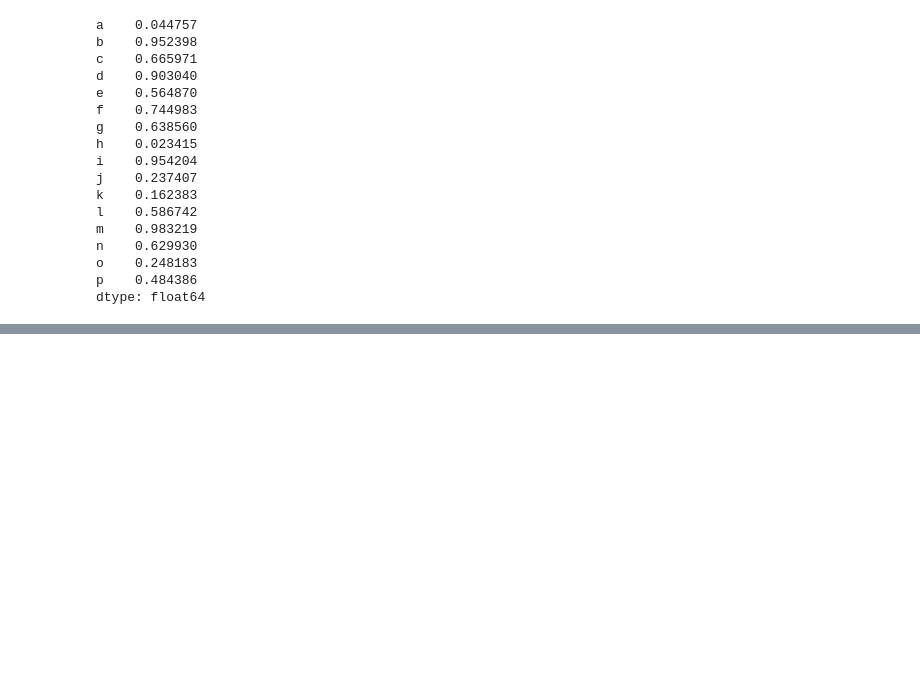
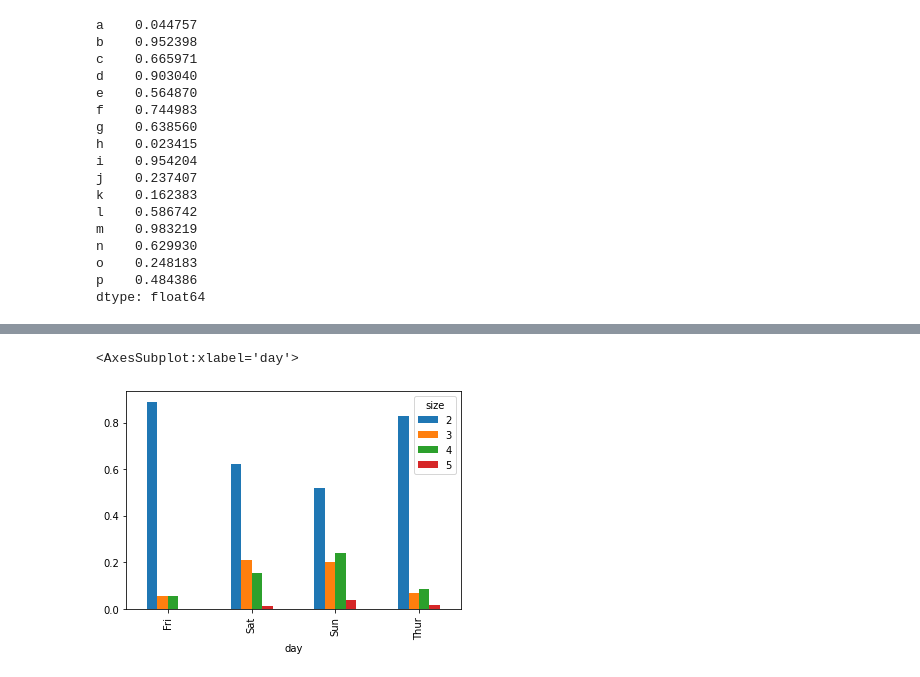
Before and after one commit to Kaiquenakao/plotagem-visualizacao, a Jupyter notebook: plotagem.ipynb, the cells around one changed output, grey strips where cells are left out. Cells and saved outputs as stored; diff of their text form; code cells hidden in the pictures; blank space fills up the shorter version.

```diff
--- a/plotagem.ipynb
+++ b/plotagem.ipynb
@@ -425,0 +436,3 @@ df.plot.barh(stacked=True, alpha=0.5)
+# %%
+tips = pd.read_csv('examples/tips.csv')
+tips.head()
@@ -425,0 +446,3 @@ df.plot.barh(stacked=True, alpha=0.5)
+# %%
+party_counts = pd.crosstab(tips['day'], tips['size']) # quantida de valores
+party_counts
@@ -425,0 +456,3 @@ df.plot.barh(stacked=True, alpha=0.5)
+# %%
+party_counts = party_counts.loc[:, 2:5]
+party_counts
@@ -425,0 +466,3 @@ df.plot.barh(stacked=True, alpha=0.5)
+# %%
+# Normalizando para que a soma seja 1
+party_pcts = party_counts.div(party_counts.sum(1), axis=0)
@@ -425,0 +478,5 @@ df.plot.barh(stacked=True, alpha=0.5)
+# %%
+party_pcts.plot.bar()
+# %% [output]
+<AxesSubplot:xlabel='day'>
+[figure, added]
```
Also changed, not shown: parts of 16 cells of this notebook, 1 other file.
